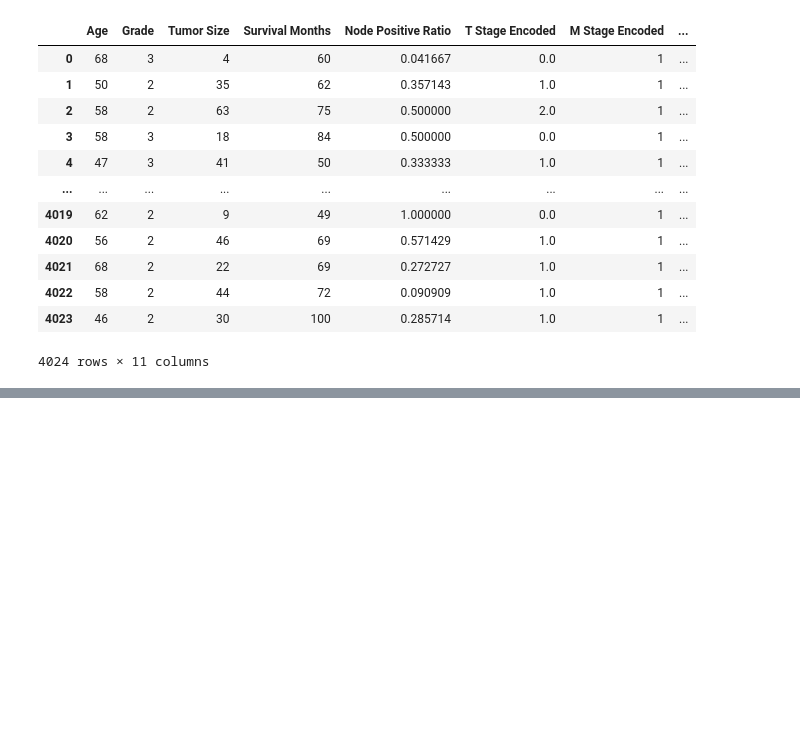
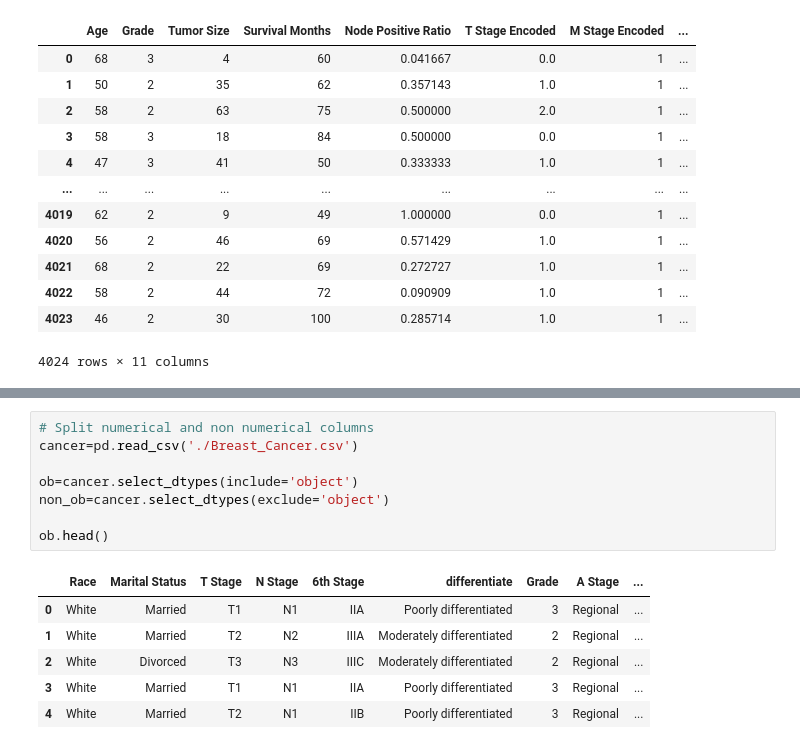
Before and after one commit to Kittonn/intro-to-ml-and-dl-project, a Jupyter notebook: pre-processing.ipynb, the cells around one changed output, grey strips where cells are left out. Saved outputs shown, nothing was run; the diff lists cells and outputs as text; blank space fills up the shorter version.

```diff
--- a/pre-processing.ipynb
+++ b/pre-processing.ipynb
@@ -136,0 +161,15 @@ dtype: object
+# %%
+# Split numerical and non numerical columns
+cancer=pd.read_csv('./Breast_Cancer.csv')
+
+ob=cancer.select_dtypes(include='object')
+non_ob=cancer.select_dtypes(exclude='object')
+
+ob.head()
+# %% [output]
+|  | Race | Marital Status | T Stage | N Stage | 6th Stage | differentiate | Grade | A Stage | ... |
+| 0 | White | Married | T1 | N1 | IIA | Poorly differentiated | 3 | Regional | ... |
+| 1 | White | Married | T2 | N2 | IIIA | Moderately differentiated | 2 | Regional | ... |
+| 2 | White | Divorced | T3 | N3 | IIIC | Moderately differentiated | 2 | Regional | ... |
+| 3 | White | Married | T1 | N1 | IIA | Poorly differentiated | 3 | Regional | ... |
+| 4 | White | Married | T2 | N1 | IIB | Poorly differentiated | 3 | Regional | ... |
```
Also changed, not shown: parts of 6 cells of this notebook, 1 other file.
